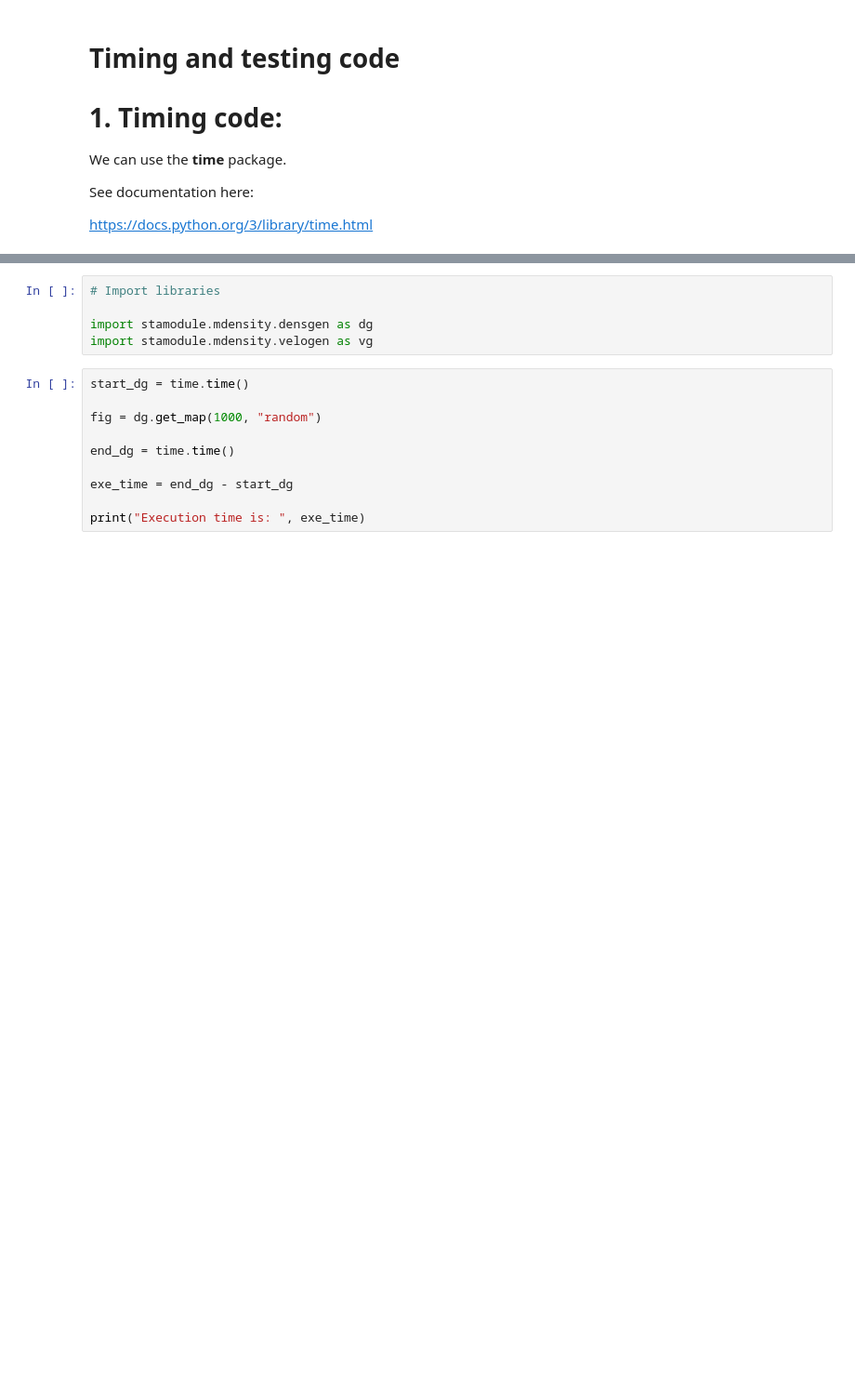
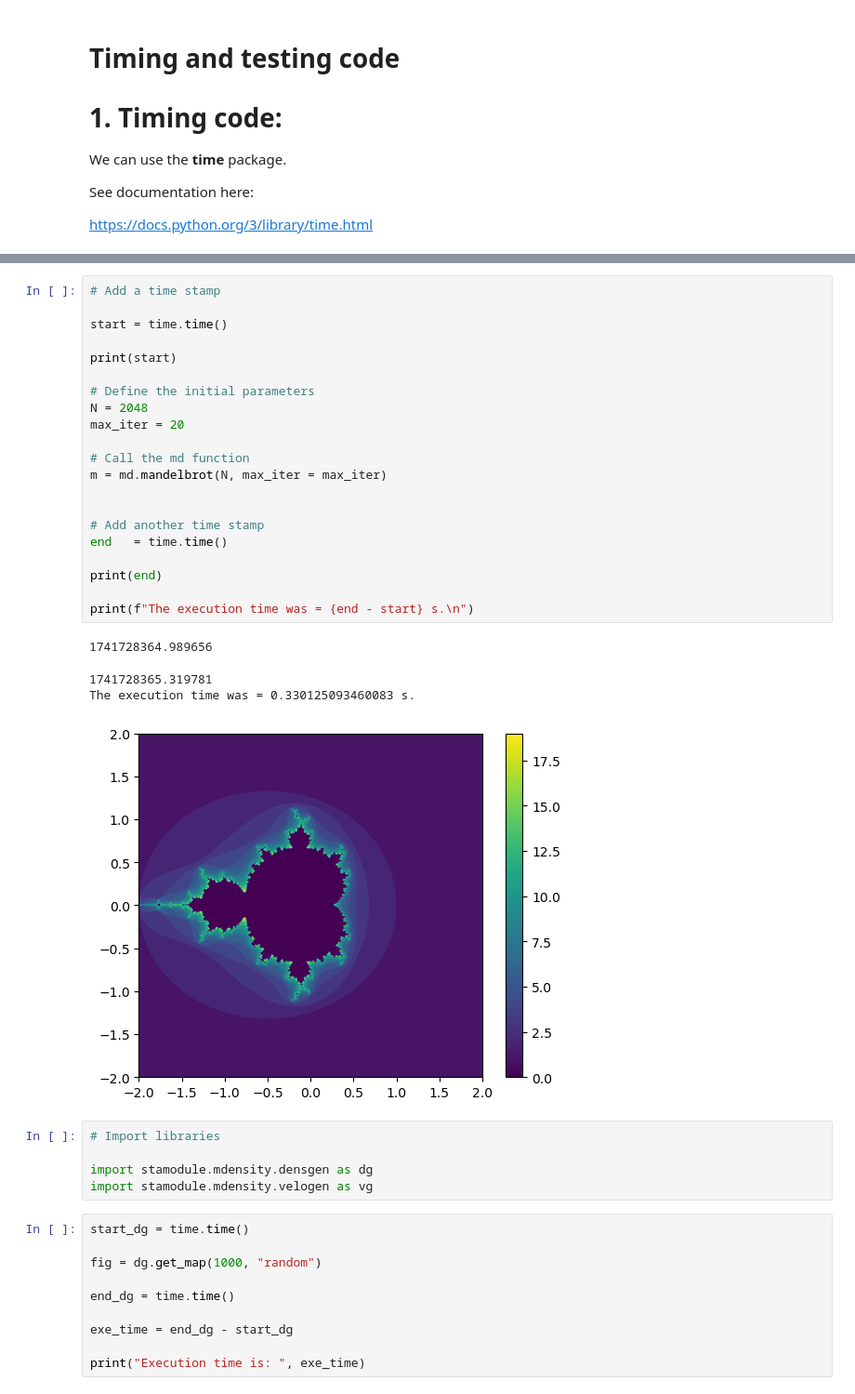
Before and after one commit to Im-Vins/computational-physics-2, a Jupyter notebook: unit-2/207-timing-testing.ipynb, the cells around one changed output, grey strips where cells are left out. Shown at 93% size. Saved outputs shown, nothing was run; the diff lists cells and outputs as text; blank space fills up the shorter version.

```diff
--- a/unit-2/207-timing-testing.ipynb
+++ b/unit-2/207-timing-testing.ipynb
@@ -43,3 +44,29 @@ NameError: name 'time' is not defined
+# %%
+# Add a time stamp
+
+start = time.time()
+
+print(start)
+
+# Define the initial parameters
+N = 2048
+max_iter = 20
+
+# Call the md function
+m = md.mandelbrot(N, max_iter = max_iter)
+
+
+# Add another time stamp
+end   = time.time()
+
+print(end)
+
+print(f"The execution time was = {end - start} s.\n")
+# %% [output]
+1741728364.989656
+1741728365.319781
+The execution time was = 0.330125093460083 s.
+[figure, added]
 # %%
 # Import libraries
 
```
Also changed, not shown: parts of 6 cells of this notebook, 4 other files.
